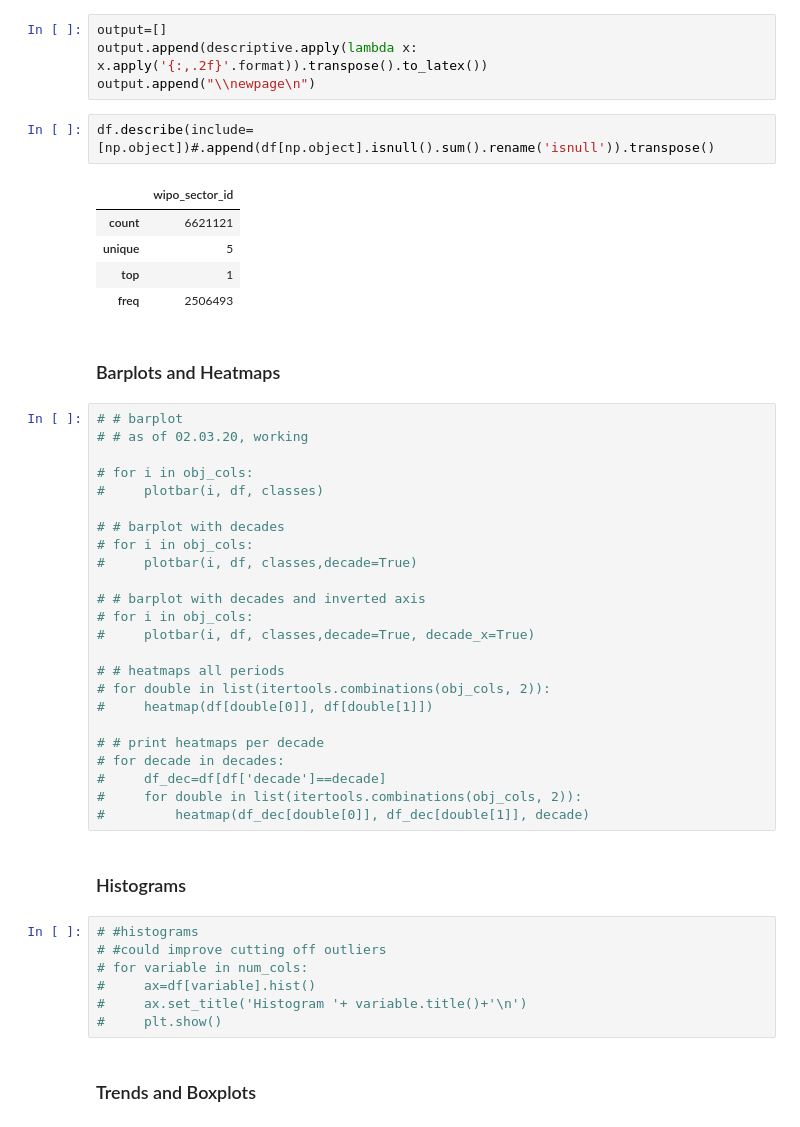
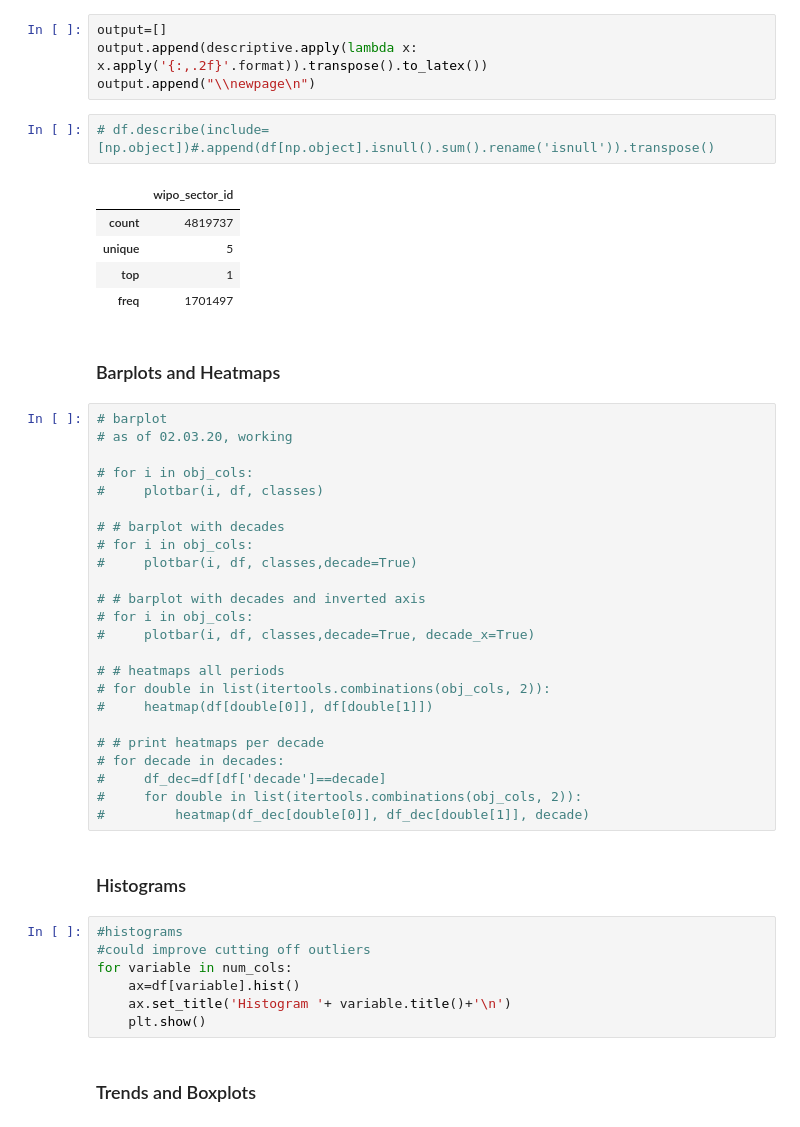
Before and after one commit to rsdias/patent_analysis, a Jupyter notebook: external_knowledge.ipynb, the cells around one changed output. Saved outputs shown, nothing was run; the diff lists cells and outputs as text.

```diff
--- a/external_knowledge.ipynb
+++ b/external_knowledge.ipynb
@@ -249,18 +268,18 @@ output=[]
 output.append(descriptive.apply(lambda x: x.apply('{:,.2f}'.format)).transpose().to_latex())
 output.append("\\newpage\n")
 # %%
-df.describe(include=[np.object])#.append(df[np.object].isnull().sum().rename('isnull')).transpose()
+# df.describe(include=[np.object])#.append(df[np.object].isnull().sum().rename('isnull')).transpose()
 # %% [output]
 |  | wipo_sector_id |
-| count | 6621121 |
+| count | 4819737 |
 | unique | 5 |
 | top | 1 |
-| freq | 2506493 |
+| freq | 1701497 |
 # %% [markdown]
 ### Barplots and Heatmaps
 # %%
-# # barplot
-# # as of 02.03.20, working
+# barplot
+# as of 02.03.20, working
 
 # for i in obj_cols:
 #     plotbar(i, df, classes)
@@ -285,12 +304,12 @@ df.describe(include=[np.object])#.append(df[np.object].isnull().sum().rename('is
 # %% [markdown]
 ### Histograms
 # %%
-# #histograms
-# #could improve cutting off outliers
-# for variable in num_cols:
-#     ax=df[variable].hist()
-#     ax.set_title('Histogram '+ variable.title()+'\n')
-#     plt.show()
+#histograms
+#could improve cutting off outliers
+for variable in num_cols:
+    ax=df[variable].hist()
+    ax.set_title('Histogram '+ variable.title()+'\n')
+    plt.show()
 # %% [markdown]
 ### Trends and Boxplots
 # %%
```
Also changed, not shown: parts of 12 cells of this notebook, 14 other files.
